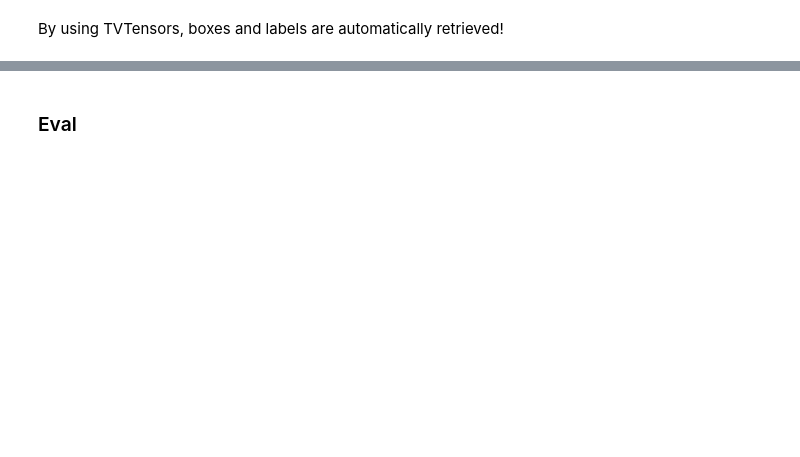
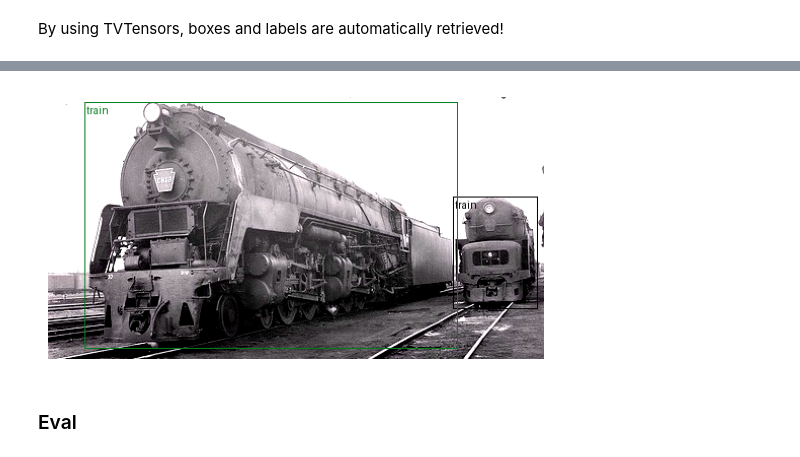
Before and after one commit to galopyz/pilus_project, a Jupyter notebook: nbs/52_detection.ipynb, the cells around one changed output, grey strips where cells are left out. Drawn from its saved outputs; the diff is of its cells as text; code cells hidden in the pictures; blank space fills up the shorter version.

```diff
--- a/nbs/52_detection.ipynb
+++ b/nbs/52_detection.ipynb
@@ -231,0 +236,22 @@ show_image(box_im);
+# %%
+set_seed(52)
+trn_ds = datasets.VOCDetection(
+    root=data_path, year="2007", image_set='train', download=False, transforms=transforms)
+trn_ds = wrap_dataset_for_transforms_v2(trn_ds)
+val_ds = datasets.VOCDetection(
+    root=data_path, year="2007", image_set='val', download=False, transforms=transforms)
+val_ds = wrap_dataset_for_transforms_v2(val_ds)
+# %%
+bs = 64
+
+# We need a custom collation function here, since the object detection
+# models expect a sequence of images and target dictionaries. The default
+# collation function tries to torch.stack() the individual elements,
+# which fails in general for object detection, because the number of bounding
+# boxes varies between the images of the same batch.
+trn_dl, val_dl = get_dls(trn_ds, val_ds, bs=bs, collate_fn=lambda batch: tuple(zip(*batch)),)
+xb, yb = next(iter(trn_dl))
+# %%
+def lbl_to_nm(lbl):
+    """Convert numeric class label to string names. Pytorch datasets use labels with 1-index."""
+    return VOC_CLASSES[lbl['labels']-1]
@@ -232,3 +262,11 @@ show_image(box_im);
+# %%
+def mk_boxs(x,y):
+    """Create an image with boxes."""
+    return draw_bounding_boxes(x, y['boxes'], labels=lbl_to_nm(y))
+# %%
+show_image(mk_boxs(xb[0], yb[0]));
+# %% [output]
+[figure, added]
 # %% [markdown]
 ### Eval
 # %%
```
Also changed, not shown: parts of 6 cells of this notebook.
